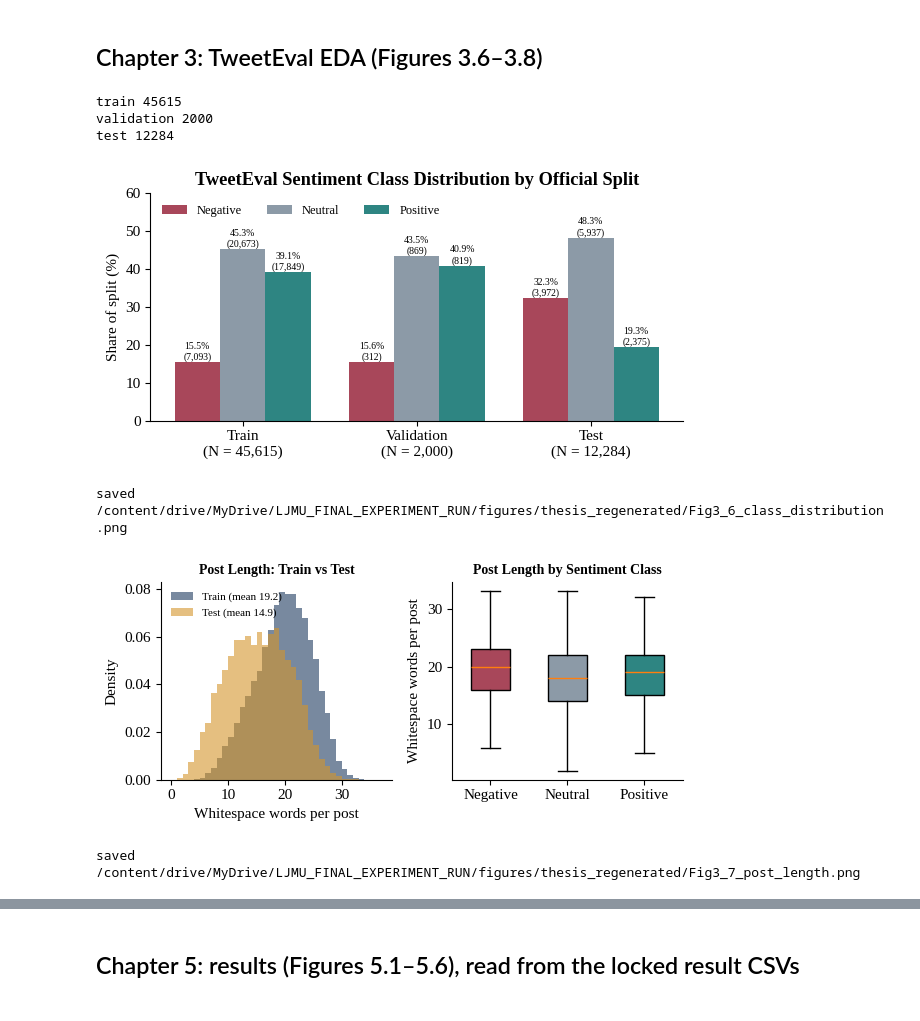
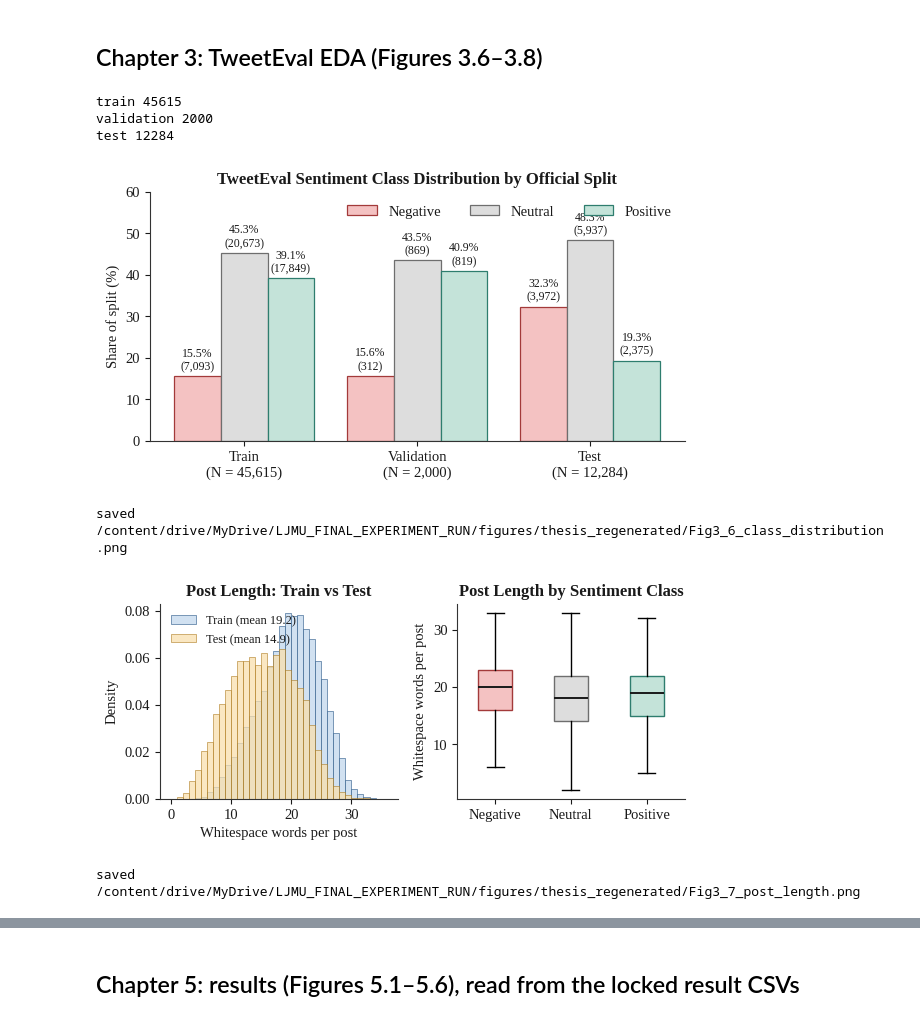
Before and after one commit to abtGIT/ethical-risk-assessment-sentiment-analysis-models-social-media-monitoring-bias-inclusivity, a Jupyter notebook: Implementation/FIGURES_Regenerate.ipynb, the cells around one changed output, grey strips where cells are left out. Drawn from its saved outputs; the diff is of its cells as text; code cells hidden in the pictures.

Commit message:
Batch 1/14: sync thesis figures from staged final run

```diff
--- a/Implementation/FIGURES_Regenerate.ipynb
+++ b/Implementation/FIGURES_Regenerate.ipynb
@@ -14,14 +16,21 @@ from pathlib import Path
 ROOT = Path('/content/drive/MyDrive/LJMU_FINAL_EXPERIMENT_RUN')
 RES, DATA = ROOT/'results', ROOT/'data'
 OUT = ROOT/'figures'/'thesis_regenerated'; OUT.mkdir(parents=True, exist_ok=True)
-plt.rcParams.update({'font.family': 'serif', 'font.serif': ['Liberation Serif', 'Times New Roman', 'DejaVu Serif'], 'font.size': 11})
-C = {'neg': '#A8475A', 'neu': '#8C9AA7', 'pos': '#2E8582', 'navy': '#1F3A5F', 'orange': '#D4952B'}
+# Times New Roman is named first; Liberation Serif has identical metrics, so layout is the same on systems without it.
+plt.rcParams.update({'font.family': 'serif', 'font.serif': ['Times New Roman', 'Liberation Serif', 'DejaVu Serif'], 'svg.fonttype': 'none',
+    'font.size': 10.5, 'axes.titlesize': 12, 'axes.titleweight': 'bold', 'axes.labelsize': 10.5, 'axes.spines.top': False, 'axes.spines.right': False,
+    'text.color': '#1a1a1a', 'axes.labelcolor': '#1a1a1a', 'xtick.color': '#1a1a1a', 'ytick.color': '#1a1a1a', 'axes.edgecolor': '#333333', 'legend.frameon': False})
+# Light fills with darker outlines of the same hue
+CLS = {0: ('#F4C2C2', '#A33A3A'), 1: ('#DDDDDD', '#6E6E6E'), 2: ('#C4E3D9', '#2E7D6E')}
+GRP = {'reference-unmarked': ('#C9DCEF', '#2F5C8A'), 'emoji-heavy': ('#C4E3D9', '#2E7D6E'), 'slang-heavy': ('#F9DFAE', '#A8720F'), 'sarcasm-indicated': ('#F3C9CE', '#A33A4B')}
+TWO = [('#DCE6F0', '#5A7184'), ('#9DBCDD', '#2F5C8A')]
+SRC_TGT = [('#C9DCEF', '#2F5C8A'), ('#F9DFAE', '#A8720F')]
 VALUES = []
 def log(fig, item, value): VALUES.append({'figure': fig, 'item': item, 'value': value})
-def save(fig, name):
-    for s in ('top', 'right'):
-        for ax in fig.axes: ax.spines[s].set_visible(False)
-    fig.tight_layout(); fig.savefig(OUT/name, dpi=300); plt.show(); print('saved', OUT/name)
+def bar(ax, x, h, w, col, **k): return ax.bar(x, h, w, color=col[0], edgecolor=col[1], linewidth=0.9, **k)
+def save(fig, name, w_px, h_px, rect=(0, 0, 1, 1)):
+    fig.set_size_inches(w_px / 300, h_px / 300); fig.tight_layout(rect=rect)
+    fig.savefig(OUT/name, dpi=300); fig.savefig(OUT/name.replace('.png', '.svg')); plt.show(); print('saved', OUT/name)
 def need(path):
     assert path.exists(), f'missing {path}'; return path
 # %% [output]
@@ -31,44 +40,43 @@ Mounted at /content/drive
 # %%
 splits = {s: pd.read_parquet(need(DATA/f'tweeteval_{s}_final.parquet')) for s in ('train', 'validation', 'test')}
 for s, d in splits.items(): print(s, len(d))
 lab = {0: 'Negative', 1: 'Neutral', 2: 'Positive'}
 # Figure 3.6 class distribution
-fig, ax = plt.subplots(figsize=(6.1, 3.2)); w = 0.26
-for i, (k, col) in enumerate(zip((0, 1, 2), (C['neg'], C['neu'], C['pos']))):
+fig, ax = plt.subplots(); w = 0.27
+for i, k in enumerate((0, 1, 2)):
     sh = [100 * (d.label_id == k).mean() for d in splits.values()]
     n = [int((d.label_id == k).sum()) for d in splits.values()]
-    bars = ax.bar(np.arange(3) + (i - 1) * w, sh, w, color=col, label=lab[k])
+    bars = bar(ax, np.arange(3) + (i - 1) * w, sh, w, CLS[k], label=lab[k])
     for b, v, c_ in zip(bars, sh, n):
-        ax.text(b.get_x() + b.get_width() / 2, v + 0.6, f'{v:.1f}%\n({c_:,})', ha='center', fontsize=7)
+        ax.text(b.get_x() + b.get_width() / 2, v + 0.8, f'{v:.1f}%\n({c_:,})', ha='center', va='bottom', fontsize=8.5)
     for s, v, c_ in zip(splits, sh, n): log('3.6', f'{s} {lab[k]}', f'{c_} ({v:.2f}%)')
 ax.set_xticks(range(3)); ax.set_xticklabels([f'{s.title()}\n(N = {len(d):,})' for s, d in splits.items()])
-ax.set_ylabel('Share of split (%)'); ax.set_ylim(0, 60); ax.legend(ncol=3, frameon=False, fontsize=9)
-ax.set_title('TweetEval Sentiment Class Distribution by Official Split', fontweight='bold'); save(fig, 'Fig3_6_class_distribution.png')
+ax.set_ylabel('Share of split (%)'); ax.set_ylim(0, 60); ax.legend(ncol=3, loc='upper right')
+ax.set_title('TweetEval Sentiment Class Distribution by Official Split'); save(fig, 'Fig3_6_class_distribution.png', 1830, 1017)
 # %% [output]
 train 45615
 validation 2000
 test 12284
-[figure, old version]
+[figure, new version]
 saved /content/drive/MyDrive/LJMU_FINAL_EXPERIMENT_RUN/figures/thesis_regenerated/Fig3_6_class_distribution.png
 # %%
 # Figure 3.7 post length: left train vs test; right by class, all splits pooled
 wc = {s: d.text.astype(str).str.split().str.len() for s, d in splits.items()}
-fig, (a1, a2) = plt.subplots(1, 2, figsize=(6.1, 2.9))
-bins = np.arange(0, 38)
-for s, col in (('train', C['navy']), ('test', C['orange'])):
-    a1.hist(wc[s], bins=bins, density=True, alpha=0.6, color=col, label=f'{s.title()} (mean {wc[s].mean():.1f})')
+fig, (a1, a2) = plt.subplots(1, 2, gridspec_kw={'width_ratios': [1.05, 1]})
+bins = np.arange(0, max(wc['train'].max(), wc['test'].max()) + 2)
+for s, col, alpha in (('train', SRC_TGT[0], 0.85), ('test', SRC_TGT[1], 0.75)):
+    a1.hist(wc[s], bins=bins, density=True, color=col[0], edgecolor=col[1], linewidth=0.5, alpha=alpha, label=f'{s.title()} (mean {wc[s].mean():.1f})')
     log('3.7', f'mean words {s}', round(wc[s].mean(), 2))
-a1.legend(frameon=False, fontsize=8, loc='upper left'); a1.set_xlabel('Whitespace words per post'); a1.set_ylabel('Density')
-a1.set_title('Post Length: Train vs Test', fontweight='bold', fontsize=10)
+a1.legend(fontsize=9, loc='upper left'); a1.set_xlabel('Whitespace words per post'); a1.set_ylabel('Density'); a1.set_title('Post Length: Train vs Test')
 allp = pd.concat(splits.values()); allw = allp.text.astype(str).str.split().str.len()
 data = [allw[allp.label_id == k] for k in (0, 1, 2)]
-bp = a2.boxplot(data, patch_artist=True, showfliers=False, widths=0.5)
-for p_, col in zip(bp['boxes'], (C['neg'], C['neu'], C['pos'])): p_.set_facecolor(col)
+bp = a2.boxplot(data, widths=0.45, showfliers=False, patch_artist=True, medianprops={'color': '#1a1a1a', 'linewidth': 1.4})
+for p_, k in zip(bp['boxes'], (0, 1, 2)): p_.set_facecolor(CLS[k][0]); p_.set_edgecolor(CLS[k][1])
 for k, d_ in zip((0, 1, 2), data): log('3.7', f'pooled {lab[k]} Q1/med/Q3', np.percentile(d_, [25, 50, 75]).tolist())
-a2.set_xticklabels([lab[k] for k in (0, 1, 2)]); a2.set_ylabel('Whitespace words per post')
-a2.set_title('Post Length by Sentiment Class', fontweight='bold', fontsize=10); save(fig, 'Fig3_7_post_length.png')
+a2.set_xticks([1, 2, 3]); a2.set_xticklabels([lab[k] for k in (0, 1, 2)]); a2.set_ylabel('Whitespace words per post'); a2.set_title('Post Length by Sentiment Class')
+save(fig, 'Fig3_7_post_length.png', 1830, 864)
 # %% [output]
-[figure, old version]
+[figure, new version]
 saved /content/drive/MyDrive/LJMU_FINAL_EXPERIMENT_RUN/figures/thesis_regenerated/Fig3_7_post_length.png
 # %%
 # Figure 3.8 informal-language markers. Uses the frozen tagger's own counts where it exposes them.
```
Also changed, not shown: parts of 8 cells of this notebook, 5 other files.
